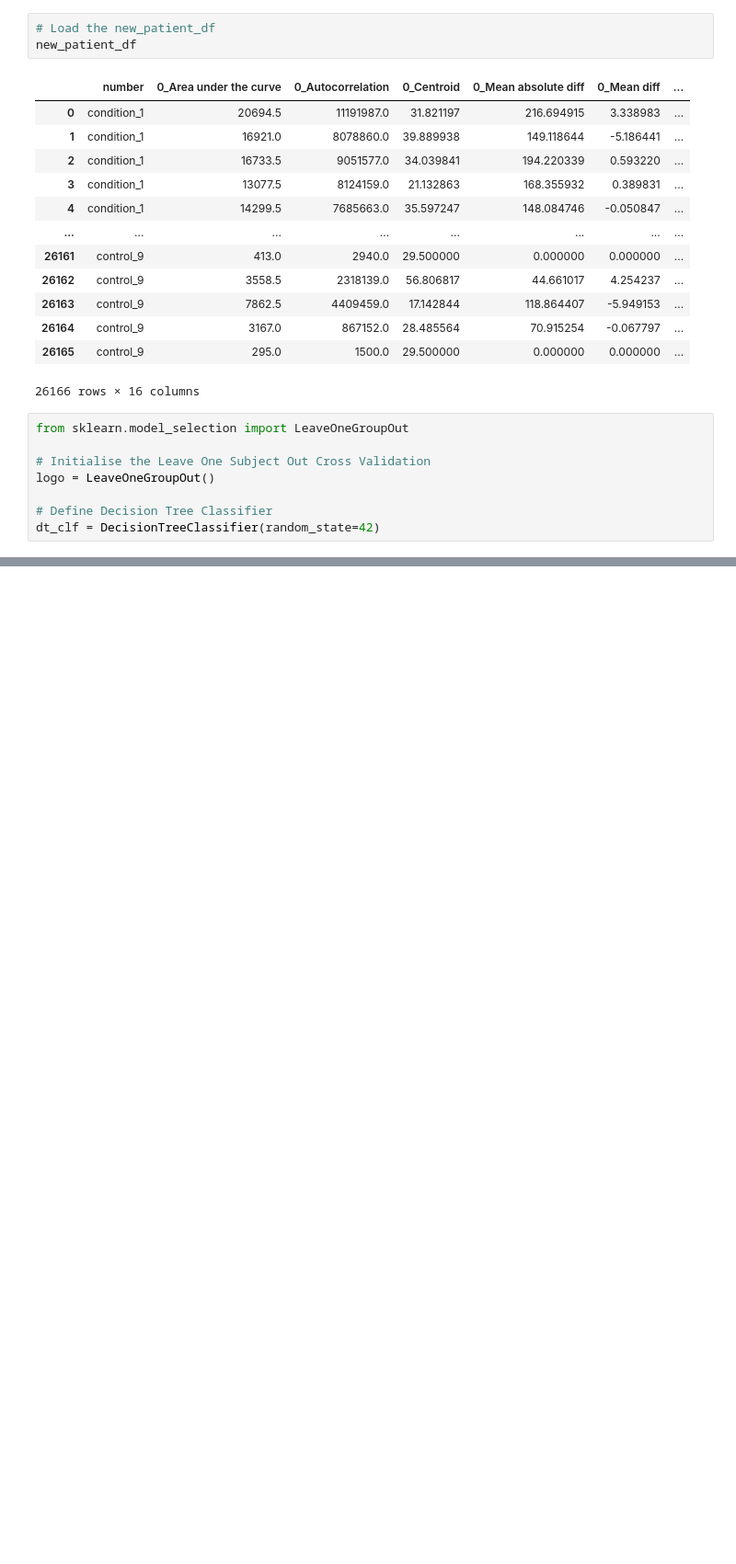
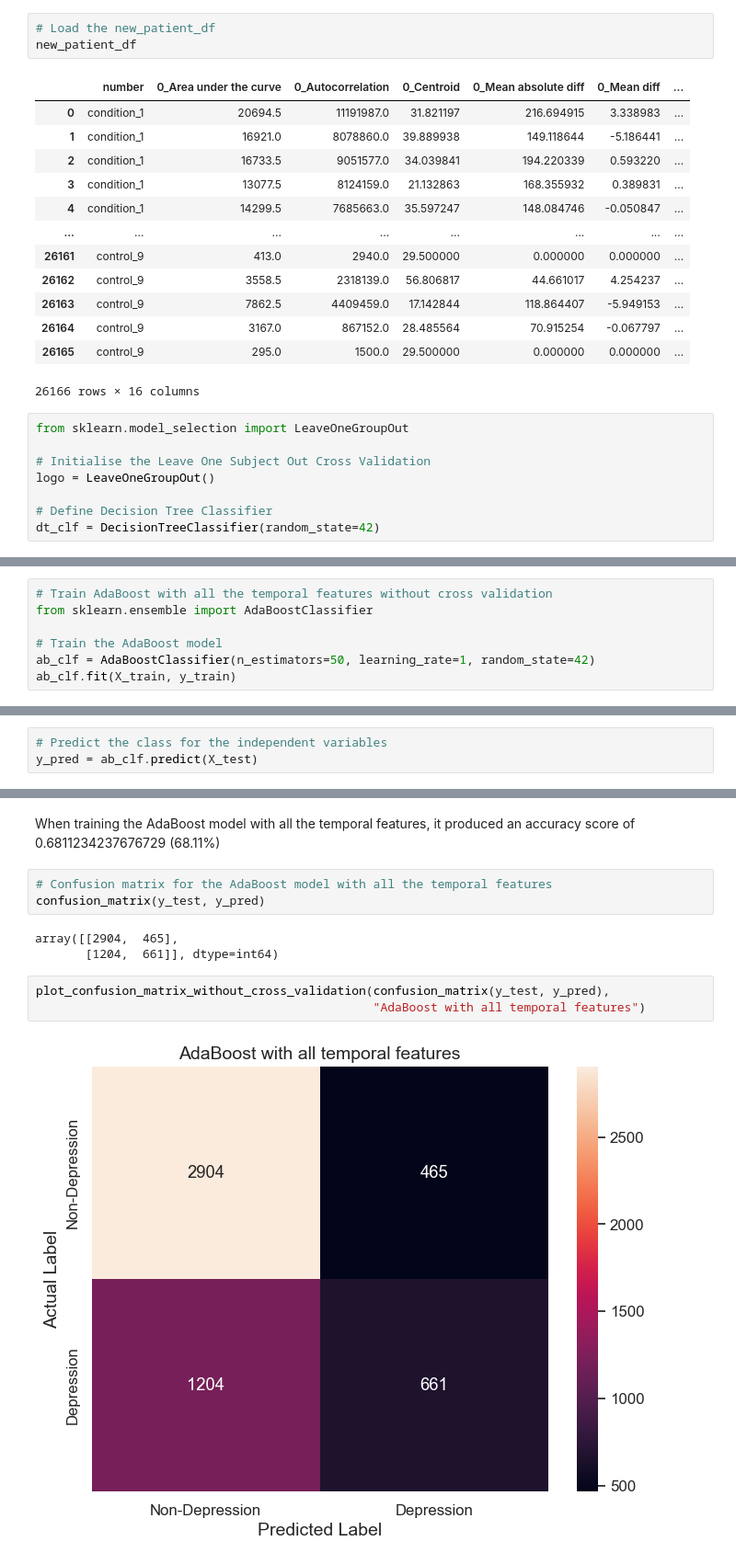
Before and after one commit to KADev2022/CS3IP, a Jupyter notebook: Machine Learning Experiment - Depression or Non-Depression Classification (Final).ipynb, the cells around one changed output, grey strips where cells are left out. Shown at 92% size. Cells and saved outputs as stored; diff of their text form; blank space fills up the shorter version.

Commit message:
Trained the AdaBoost model

```diff
--- a/Machine Learning Experiment - Depression or Non-Depression Classification (Final).ipynb
+++ b/Machine Learning Experiment - Depression or Non-Depression Classification (Final).ipynb
@@ -2999,0 +3103,7 @@ On an average of 475.75 predictions, Naive Bayes has made an average of 308.80 c
+# %%
+# Train AdaBoost with all the temporal features without cross validation
+from sklearn.ensemble import AdaBoostClassifier
+
+# Train the AdaBoost model
+ab_clf = AdaBoostClassifier(n_estimators=50, learning_rate=1, random_state=42)
+ab_clf.fit(X_train, y_train)
@@ -2999,0 +3112,3 @@ On an average of 475.75 predictions, Naive Bayes has made an average of 308.80 c
+# %%
+# Predict the class for the independent variables
+y_pred = ab_clf.predict(X_test)
@@ -2999,0 +3143,13 @@ On an average of 475.75 predictions, Naive Bayes has made an average of 308.80 c
+# %% [markdown]
+When training the AdaBoost model with all the temporal features, it produced an accuracy score of 0.6811234237676729 (68.11%)
+# %%
+# Confusion matrix for the AdaBoost model with all the temporal features
+confusion_matrix(y_test, y_pred)
+# %% [output]
+array([[2904,  465],
+       [1204,  661]], dtype=int64)
+# %%
+plot_confusion_matrix_without_cross_validation(confusion_matrix(y_test, y_pred),
+                                               "AdaBoost with all temporal features")
+# %% [output]
+[figure, added]
```
Also changed, not shown: parts of 191 cells of this notebook.
